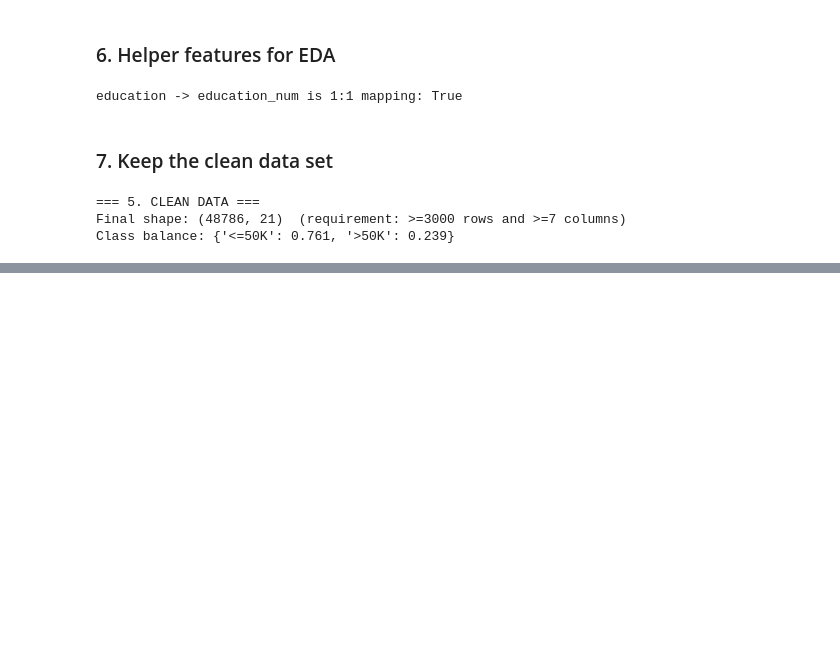
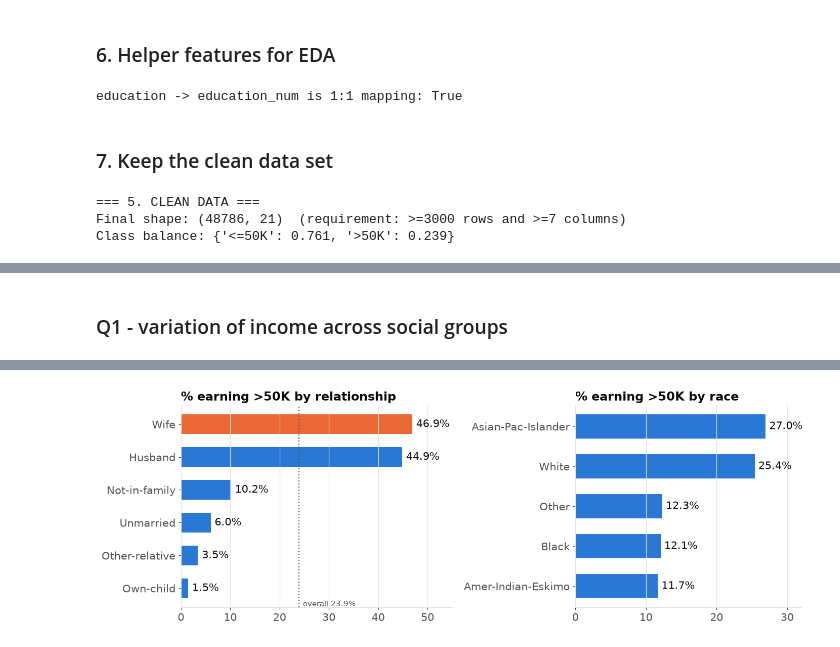
Before and after one commit to RhuanMendanha/CA1-40--Data-Exploration-and-Preparation, a Jupyter notebook: DEP_Project.ipynb, the cells around one changed output, grey strips where cells are left out. Saved outputs shown, nothing was run; the diff lists cells and outputs as text; code cells hidden in the pictures; blank space fills up the shorter version.

```diff
--- a/DEP_Project.ipynb
+++ b/DEP_Project.ipynb
@@ -459,0 +578,69 @@ Class balance: {'<=50K': 0.761, '>50K': 0.239}
+# %% [markdown]
+### Q1 - variation of income across social groups
+# %%
+# ---------- Q1: Comparing income across different groups ----------
+# I wanted to see how income levels differ between people with different
+# backgrounds and personal characteristics.
+# I calculate the percentage of people earning over 50K for each group
+# so I can compare the results more easily.
+
+note("=== Q1: % >50K by group ===")
+
+# I check five different categories and record the results in my summary.
+for col in ["sex", "race", "marital_status", "relationship", "workclass"]:
+    note(rate(col).round(1).sort_values().to_string())
+    note("")
+
+
+# ---------- Creating graphs to compare the results ----------
+# I created two graphs to make the differences easier to see.
+# The first compares relationship status, while the second looks at race.
+
+fig, ax = plt.subplots(1, 2, figsize=(13, 4.6),
+                       gridspec_kw={"width_ratios": [1.2, 1]})
+
+
+# (a) Income by relationship status
+# I calculate the percentage of people earning over 50K for each relationship group.
+# I use a different colour for Wife to make that category stand out.
+rel = rate("relationship").sort_values()
+cols = [ps.ORANGE if r == "Wife" else ps.BLUE for r in rel.index]
+
+ax[0].barh(rel.index, rel.values, color=cols, height=0.6)
+
+# I add the percentages next to each bar so the results are easier to read.
+for i, v in enumerate(rel.values):
+    ax[0].text(v + 0.8, i, f"{v:.1f}%", va="center")
+
+# This dotted line shows the overall percentage of people earning over 50K.
+# It gives me a reference point to compare each relationship group against.
+ax[0].axvline(df["income_gt50k"].mean() * 100, color=ps.INK2, ls=":", lw=1.5)
+ax[0].text(df["income_gt50k"].mean() * 100 + 0.8, -0.55, "overall 23.9%",
+           color=ps.INK2, fontsize=10)
+
+ax[0].set_title("% earning >50K by relationship")
+ax[0].set_xlim(0, 55)
+ax[0].grid(axis="y", visible=False)
+
+
+# (b) Income by race
+# I use the same approach here to compare the percentage of people
+# earning over 50K across the different race categories.
+race = rate("race").sort_values()
+
+ax[1].barh(race.index, race.values, color=ps.BLUE, height=0.6)
+
+# I display the percentage next to each bar to make comparisons easier.
+for i, v in enumerate(race.values):
+    ax[1].text(v + 0.5, i, f"{v:.1f}%", va="center")
+
+ax[1].set_title("% earning >50K by race")
+ax[1].set_xlim(0, 32)
+ax[1].grid(axis="y", visible=False)
+
+
+# I adjust the spacing and display both graphs together.
+# The figure is also saved if I have enabled image exporting.
+fig.tight_layout()
+ps.save(fig, FIG / "fig2_groups.png")
+# %% [output]
@@ -459,0 +664 @@ Class balance: {'<=50K': 0.761, '>50K': 0.239}
+[figure, added]
```
Also changed, not shown: parts of 11 cells of this notebook.
